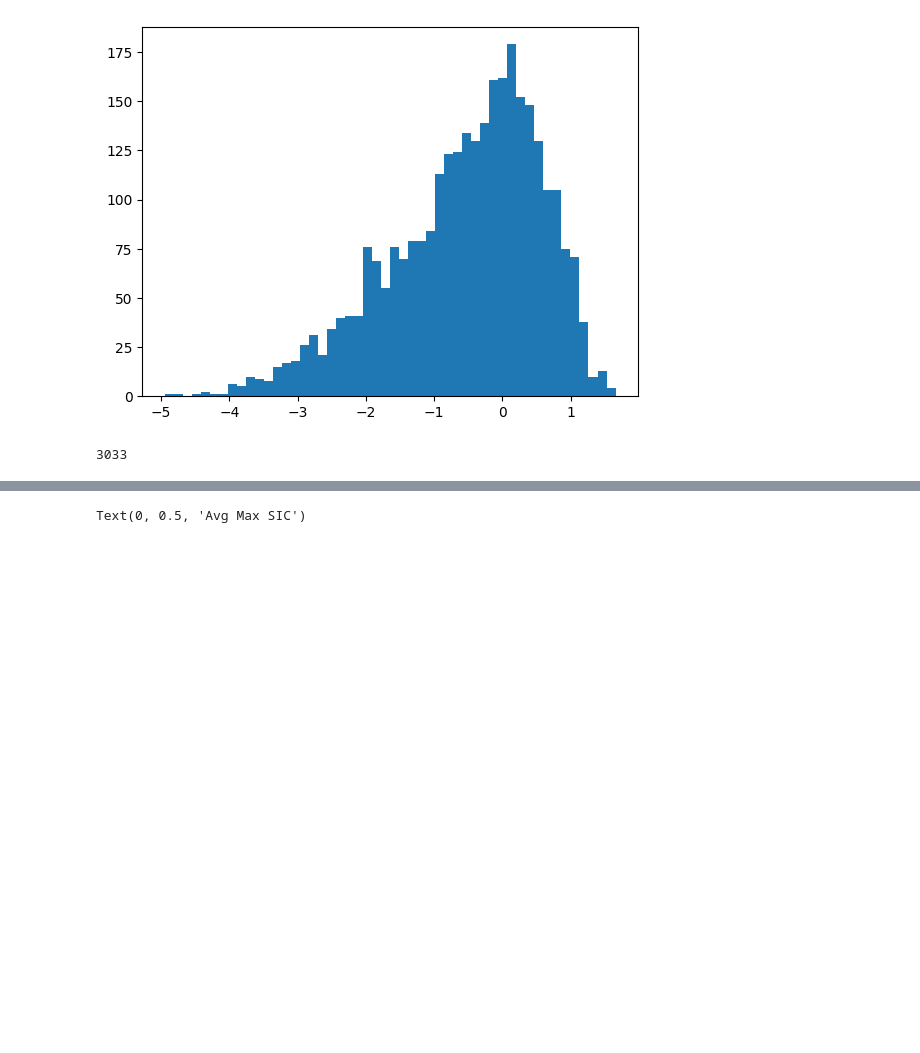
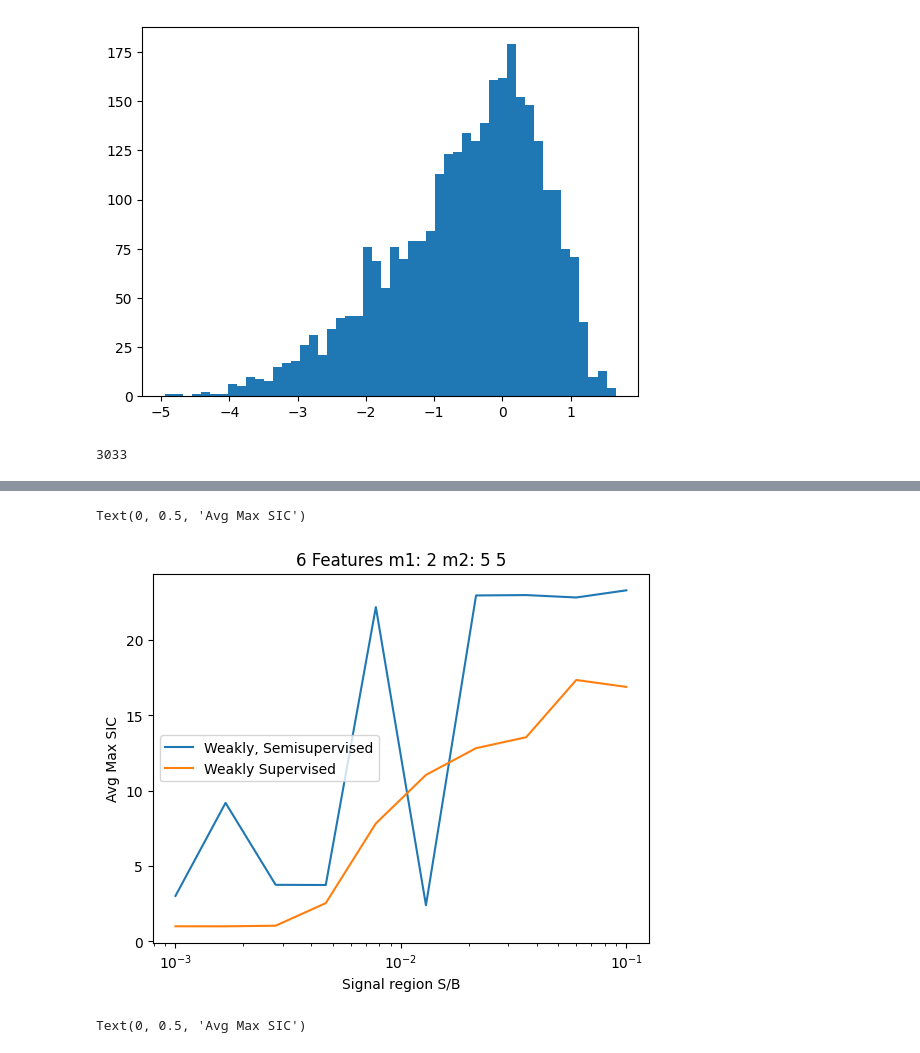
Before and after one commit to GitGup/SemiWeaklySupervised, a Jupyter notebook: SemiWeakly6Features.ipynb, the cells around one changed output, grey strips where cells are left out. Saved outputs shown, nothing was run; the diff lists cells and outputs as text; code cells hidden in the pictures; blank space fills up the shorter version.

```diff
--- a/SemiWeakly6Features.ipynb
+++ b/SemiWeakly6Features.ipynb
@@ -1069,3 +1037,22 @@ Text(0, 0.5, 'Avg Max SIC')
+# %%
+avgmsic1 = np.median(msic1_runs, axis = 1)
+avgmsic2 = np.median(msic2_runs, axis = 1)
+# avgmsic3 = np.median(msic3_runs, axis = 1)
+# avgmsic4 = np.median(msic4_runs, axis = 1)
+
+plt.plot(sigspace,avgmsic1,label="Weakly, Semisupervised")
+plt.plot(sigspace,avgmsic2,label="Weakly Supervised")
+# plt.plot(sigspace,avgmsic3,label="Fully Supervised")
+# plt.plot(sigspace,avgmsic4,label="Fully Supervised")
+
+plt.title(f"6 Features m1: {m1} m2: {m2} {k_runs}")
+plt.legend()
+plt.xscale("log")
+plt.xlabel("Signal region S/B")
+plt.ylabel("Avg Max SIC")
+# %% [output]
+Text(0, 0.5, 'Avg Max SIC')
+[figure, added]
 # %%
 sig_list = np.logspace(-3,-1,20)
 avgmsic1 = np.median(msic1_runs, axis = 1)
```
Also changed, not shown: parts of 16 cells of this notebook.
